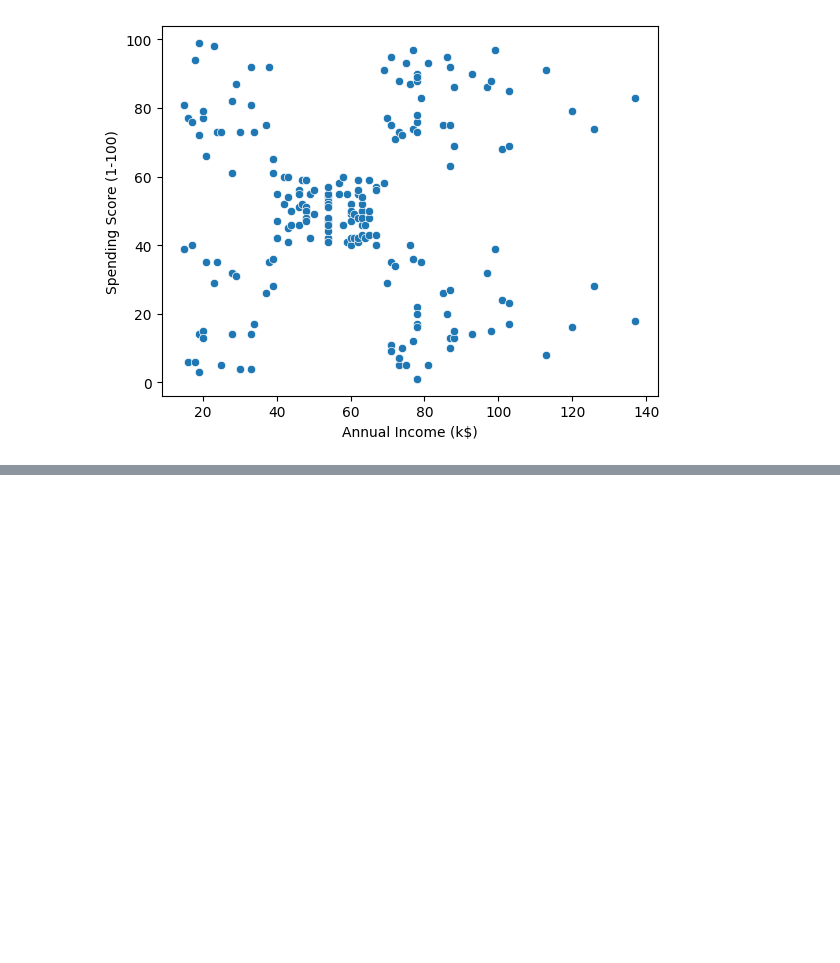
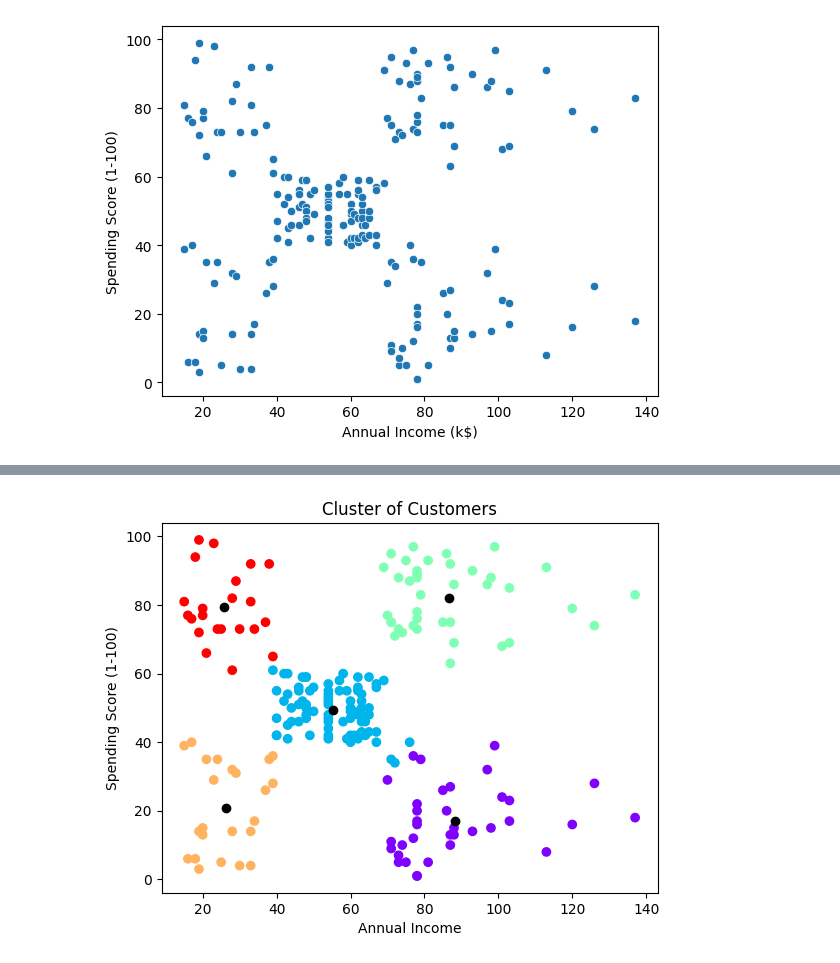
Before and after one commit to Aman811630/Mall-Customer-Churn-Clustering-Project-by-Aman-Singh, a Jupyter notebook: Mall_Customer_Churn_Prtoject_by_Amna_Singh.ipynb, the cells around one changed output, grey strips where cells are left out. Cells and saved outputs as stored; diff of their text form; code cells hidden in the pictures; blank space fills up the shorter version.

```diff
--- a/Mall_Customer_Churn_Prtoject_by_Amna_Singh.ipynb
+++ b/Mall_Customer_Churn_Prtoject_by_Amna_Singh.ipynb
@@ -219,0 +307,9 @@ plt.show()
+# %%
+plt.scatter(x2[:,0],x2[:,1],c= kmeans.labels_,cmap='rainbow')
+plt.scatter(kmeans.cluster_centers_[:,0], kmeans.cluster_centers_[:,1], color='black')
+plt.title("Cluster of Customers")
+plt.xlabel("Annual Income")
+plt.ylabel("Spending Score (1-100)")
+plt.show()
+# %% [output]
+[figure, added]
```
Also changed, not shown: parts of 13 cells of this notebook.
